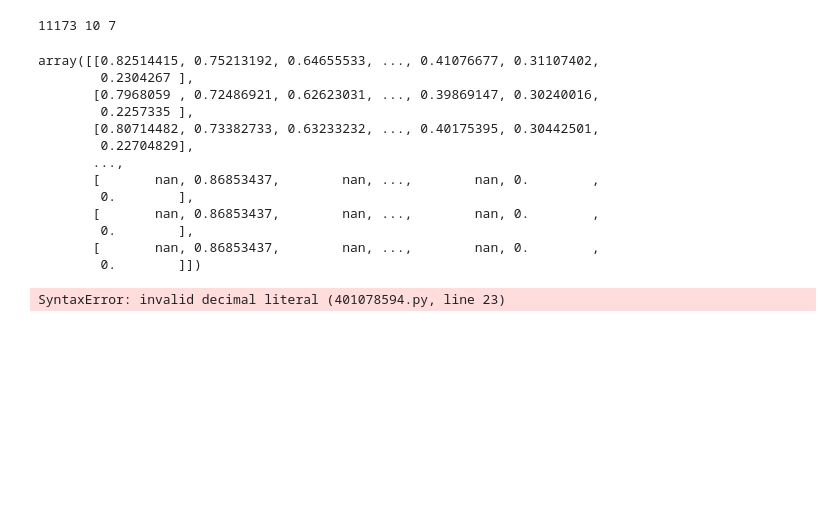
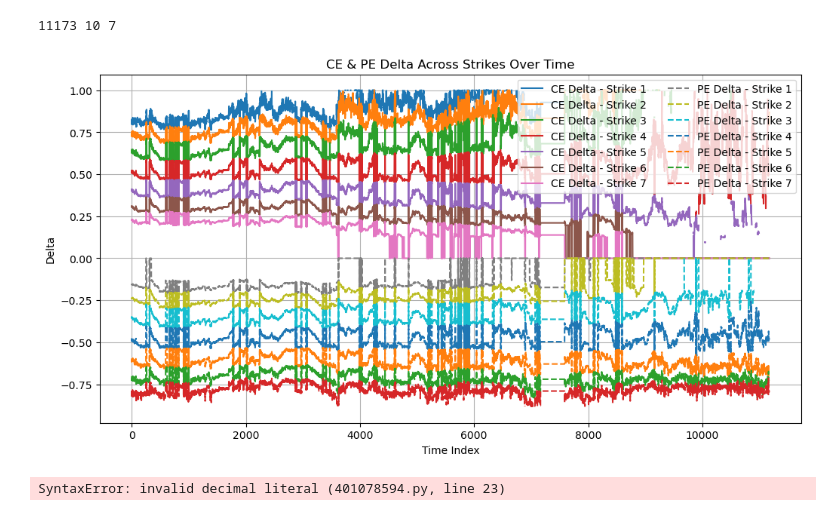
Before and after one commit to akshatagrawal023/strats, a Jupyter notebook: ML learning/EDA.ipynb, the cells around one changed output. Saved outputs shown, nothing was run; the diff lists cells and outputs as text; code cells hidden in the pictures; blank space fills up the shorter version.

Commit message:
EDA starts graph

```diff
--- a/ML learning/EDA.ipynb
+++ b/ML learning/EDA.ipynb
@@ -92,24 +92,36 @@ T, G, S = data['greeks'].shape
 print(T , G,  S)
 # %% [output]
 11173 10 7
-# %%
-greeks = data['greeks']
-ce_delta = greeks[:, 2, :]
-ce_delta
-# %% [output]
-array([[0.82514415, 0.75213192, 0.64655533, ..., 0.41076677, 0.31107402,
-        0.2304267 ],
-       [0.7968059 , 0.72486921, 0.62623031, ..., 0.39869147, 0.30240016,
-        0.2257335 ],
-       [0.80714482, 0.73382733, 0.63233232, ..., 0.40175395, 0.30442501,
-        0.22704829],
-       ...,
-       [       nan, 0.86853437,        nan, ...,        nan, 0.        ,
-        0.        ],
-       [       nan, 0.86853437,        nan, ...,        nan, 0.        ,
-        0.        ],
-       [       nan, 0.86853437,        nan, ...,        nan, 0.        ,
-        0.        ]])
+# %%
+import matplotlib.pyplot as plt
+import numpy as np
+
+# arr = your 3D array (T, 10, S)
+
+T, G, S = greeks.shape
+time_axis = np.arange(T)
+
+CE_DELTA = greeks[:, 2, :]   # shape = (T, S)
+PE_DELTA = greeks[:, 3, :]   # shape = (T, S)
+
+plt.figure(figsize=(12, 6))
+
+# Plot CE delta for all strikes
+for i in range(S):
+    plt.plot(time_axis, CE_DELTA[:, i], label=f"CE Delta - Strike {i+1}")
+
+# Plot PE delta for all strikes
+for i in range(S):
+    plt.plot(time_axis, PE_DELTA[:, i], linestyle='--', label=f"PE Delta - Strike {i+1}")
+
+plt.title("CE & PE Delta Across Strikes Over Time")
+plt.xlabel("Time Index")
+plt.ylabel("Delta")
+plt.legend(ncol=2)
+plt.grid(True)
+plt.show()
+# %% [output]
+[figure, added]
 # %%
 Step 1: Data Collection & Engineering
     Minute-by-Minute Data Sources:
```
